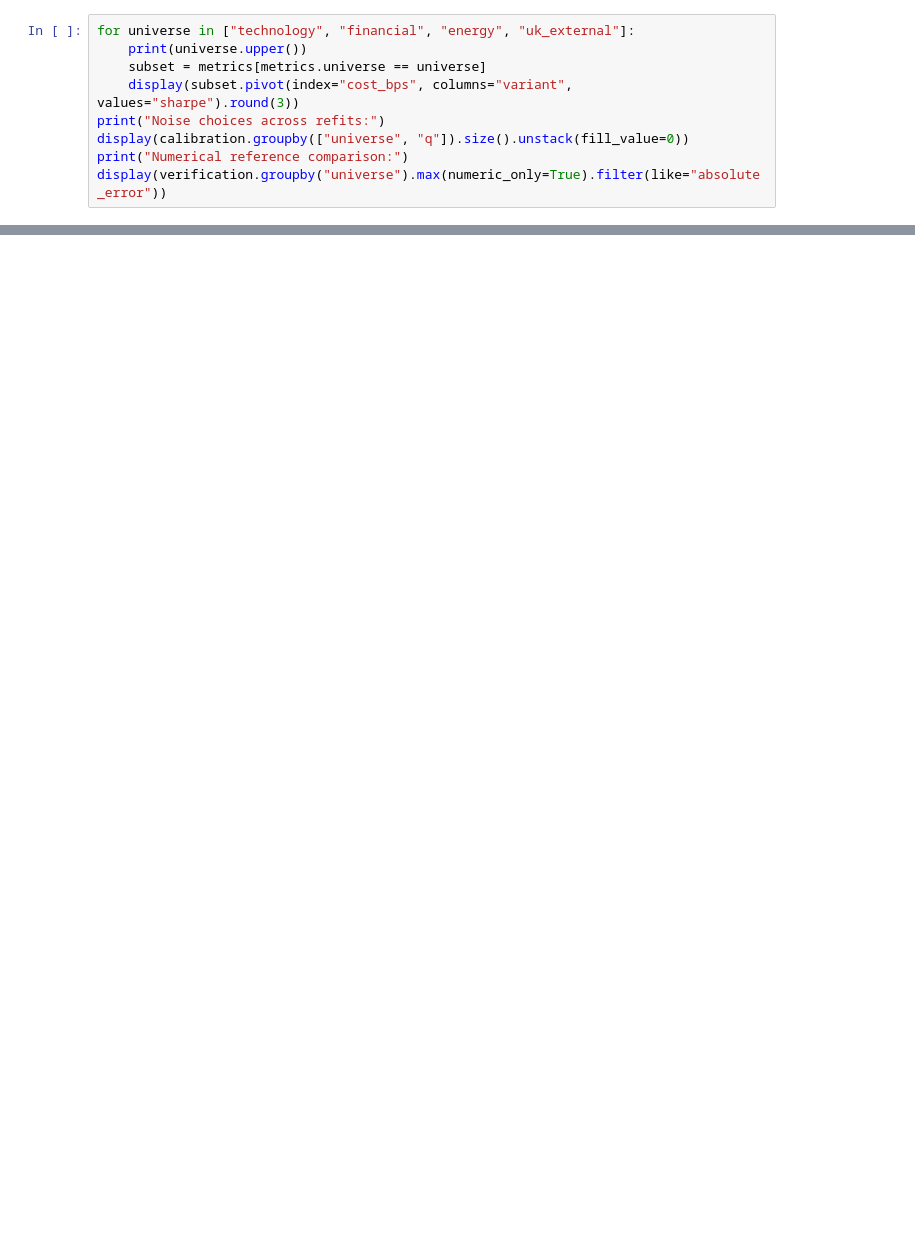
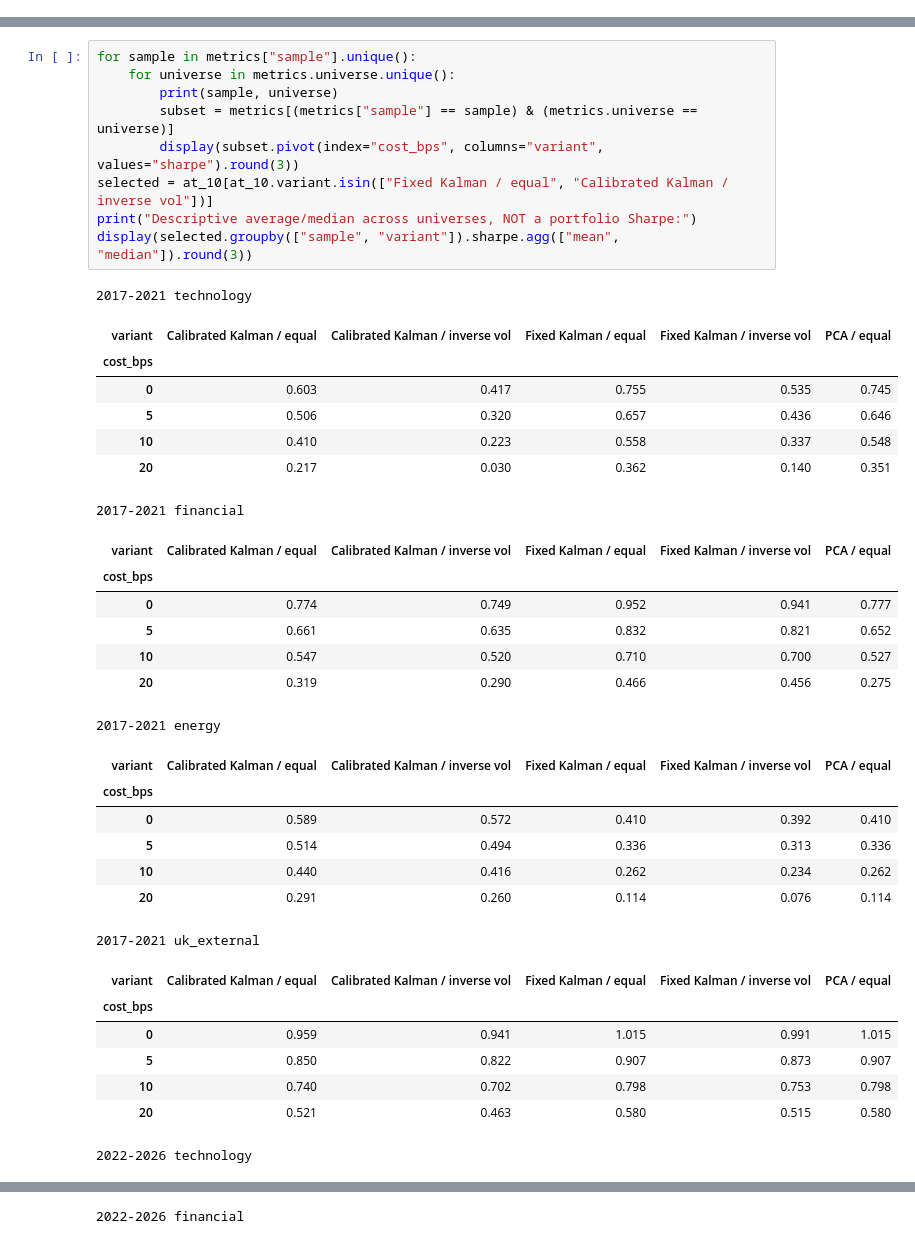
Before and after one commit to Juliansaiani/pca-kalman-stat-arb, a Jupyter notebook: notebooks/research.ipynb, the cells around one changed output, grey strips where cells are left out. Cells and saved outputs as stored; diff of their text form; blank space fills up the shorter version.

```diff
--- a/notebooks/research.ipynb
+++ b/notebooks/research.ipynb
@@ -109,9 +124,0 @@ The cost rate is per unit of absolute target-weight turnover. An opening and clo
-# %%
-for universe in ["technology", "financial", "energy", "uk_external"]:
-    print(universe.upper())
-    subset = metrics[metrics.universe == universe]
-    display(subset.pivot(index="cost_bps", columns="variant", values="sharpe").round(3))
-print("Noise choices across refits:")
-display(calibration.groupby(["universe", "q"]).size().unstack(fill_value=0))
-print("Numerical reference comparison:")
-display(verification.groupby("universe").max(numeric_only=True).filter(like="absolute_error"))
@@ -168,0 +129,39 @@ Tests cover causal models and calibration, zero-noise PCA recovery, capped sizin
+# %%
+for sample in metrics["sample"].unique():
+    for universe in metrics.universe.unique():
+        print(sample, universe)
+        subset = metrics[(metrics["sample"] == sample) & (metrics.universe == universe)]
+        display(subset.pivot(index="cost_bps", columns="variant", values="sharpe").round(3))
+selected = at_10[at_10.variant.isin(["Fixed Kalman / equal", "Calibrated Kalman / inverse vol"])]
+print("Descriptive average/median across universes, NOT a portfolio Sharpe:")
+display(selected.groupby(["sample", "variant"]).sharpe.agg(["mean", "median"]).round(3))
+# %% [output]
+2017-2021 technology
+| variant | Calibrated Kalman / equal | Calibrated Kalman / inverse vol | Fixed Kalman / equal | Fixed Kalman / inverse vol | PCA / equal |
+| cost_bps |  |  |  |  |  |
+| 0 | 0.603 | 0.417 | 0.755 | 0.535 | 0.745 |
+| 5 | 0.506 | 0.320 | 0.657 | 0.436 | 0.646 |
+| 10 | 0.410 | 0.223 | 0.558 | 0.337 | 0.548 |
+| 20 | 0.217 | 0.030 | 0.362 | 0.140 | 0.351 |
+2017-2021 financial
+| variant | Calibrated Kalman / equal | Calibrated Kalman / inverse vol | Fixed Kalman / equal | Fixed Kalman / inverse vol | PCA / equal |
+| cost_bps |  |  |  |  |  |
+| 0 | 0.774 | 0.749 | 0.952 | 0.941 | 0.777 |
+| 5 | 0.661 | 0.635 | 0.832 | 0.821 | 0.652 |
+| 10 | 0.547 | 0.520 | 0.710 | 0.700 | 0.527 |
+| 20 | 0.319 | 0.290 | 0.466 | 0.456 | 0.275 |
+2017-2021 energy
+| variant | Calibrated Kalman / equal | Calibrated Kalman / inverse vol | Fixed Kalman / equal | Fixed Kalman / inverse vol | PCA / equal |
+| cost_bps |  |  |  |  |  |
+| 0 | 0.589 | 0.572 | 0.410 | 0.392 | 0.410 |
+| 5 | 0.514 | 0.494 | 0.336 | 0.313 | 0.336 |
+| 10 | 0.440 | 0.416 | 0.262 | 0.234 | 0.262 |
+| 20 | 0.291 | 0.260 | 0.114 | 0.076 | 0.114 |
+2017-2021 uk_external
+| variant | Calibrated Kalman / equal | Calibrated Kalman / inverse vol | Fixed Kalman / equal | Fixed Kalman / inverse vol | PCA / equal |
+| cost_bps |  |  |  |  |  |
+| 0 | 0.959 | 0.941 | 1.015 | 0.991 | 1.015 |
+| 5 | 0.850 | 0.822 | 0.907 | 0.873 | 0.907 |
+| 10 | 0.740 | 0.702 | 0.798 | 0.753 | 0.798 |
+| 20 | 0.521 | 0.463 | 0.580 | 0.515 | 0.580 |
+2022-2026 technology
@@ -168,0 +174 @@ Tests cover causal models and calibration, zero-noise PCA recovery, capped sizin
+2022-2026 financial
```
Also changed, not shown: parts of 16 cells of this notebook, 14 other files.
